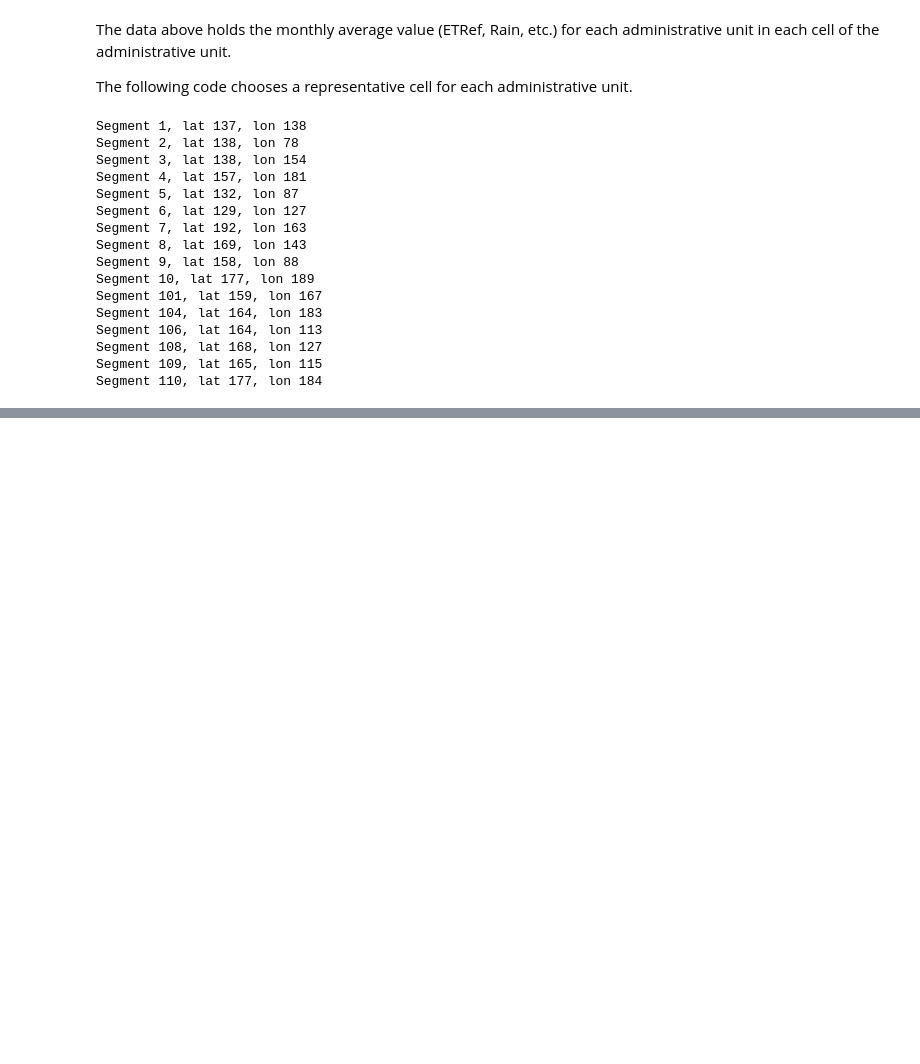
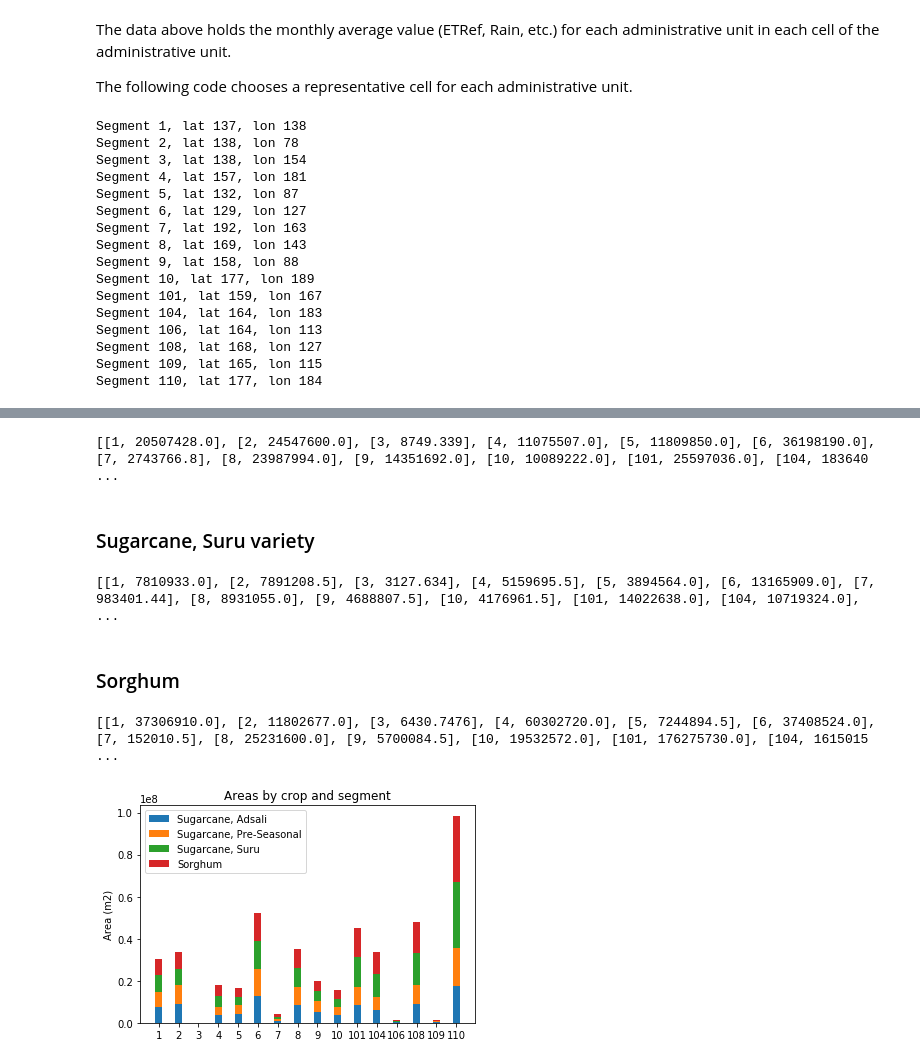
Before and after one commit to mikhailsmilovic/FUSE, a Jupyter notebook: Inputs for Farmer module.ipynb, the cells around one changed output, grey strips where cells are left out. Cells and saved outputs as stored; diff of their text form; code cells hidden in the pictures; blank space fills up the shorter version.

```diff
--- a/Inputs for Farmer module.ipynb
+++ b/Inputs for Farmer module.ipynb
@@ -92,0 +129,12 @@ print(rain_monAvg_representative)
+# %%
+sugarAdsali_representative = []
+sugarPreSeasonal_representative = []
+sugarSuru_representative = []
+sorghum_representative = []
+
+for seg in Segment_reps:
+
+    sugarAdsali_representative.append([seg[0], sugarAdsali_segments[seg[1], seg[2]]])
+    sugarPreSeasonal_representative.append([seg[0], sugarPreSeasonal_segments[seg[1], seg[2]]])
+    sugarSuru_representative.append([seg[0], sugarSuru_segments[seg[1], seg[2]]])
+    sorghum_representative.append([seg[0], sorghum_segments[seg[1], seg[2]]])
@@ -92,0 +149,42 @@ print(rain_monAvg_representative)
+# %%
+print(sugarPreSeasonal_representative)
+# %% [output]
+[[1, 20507428.0], [2, 24547600.0], [3, 8749.339], [4, 11075507.0], [5, 11809850.0], [6, 36198190.0], [7, 2743766.8], [8, 23987994.0], [9, 14351692.0], [10, 10089222.0], [101, 25597036.0], [104, 183640 ...
+# %% [markdown]
+### Sugarcane, Suru variety
+# %%
+print(sugarSuru_representative)
+# %% [output]
+[[1, 7810933.0], [2, 7891208.5], [3, 3127.634], [4, 5159695.5], [5, 3894564.0], [6, 13165909.0], [7, 983401.44], [8, 8931055.0], [9, 4688807.5], [10, 4176961.5], [101, 14022638.0], [104, 10719324.0],  ...
+# %% [markdown]
+### Sorghum
+# %%
+print(sorghum_representative)
+# %% [output]
+[[1, 37306910.0], [2, 11802677.0], [3, 6430.7476], [4, 60302720.0], [5, 7244894.5], [6, 37408524.0], [7, 152010.5], [8, 25231600.0], [9, 5700084.5], [10, 19532572.0], [101, 176275730.0], [104, 1615015 ...
+# %%
+N = 16
+sugarAdsali = np.array([i[1] for i in sugarAdsali_representative])
+sugarPreSeasonal = np.array([i[1] for i in sugarAdsali_representative])
+sugarSuru = np.array([i[1] for i in sugarSuru_representative])
+sorghum = [i[1] for i in sorghum_representative[0:5]]
+
+ind = np.arange(N)    # the x locations for the groups
+width = 0.35       # the width of the bars: can also be len(x) sequence
+
+p1 = plt.bar(ind, sugarAdsali, width)
+p2 = plt.bar(ind, sugarPreSeasonal, width,
+             bottom=sugarAdsali)
+p3 = plt.bar(ind, sugarSuru, width, bottom= sugarAdsali+sugarPreSeasonal)
+p4 = plt.bar(ind, sugarSuru, width, bottom= sugarAdsali+sugarPreSeasonal+sugarSuru)
+
+plt.ylabel('Area (m2)')
+plt.title('Areas by crop and segment')
+plt.xticks(ind, [i[0] for i in sugarAdsali_representative])
+#plt.yticks(np.arange(0, 81, 10))
+plt.legend((p1[0], p2[0], p3[0], p4[0]), ('Sugarcane, Adsali', 'Sugarcane, Pre-Seasonal', 'Sugarcane, Suru', 'Sorghum'))
+#plt.legend((p1[0], p2[0]), ('Sugarcane, Adsali', 'Sugarcane, Pre-Seasonal'))
+
+plt.show()
+# %% [output]
+[figure, added]
```
Also changed, not shown: parts of 16 cells of this notebook.
